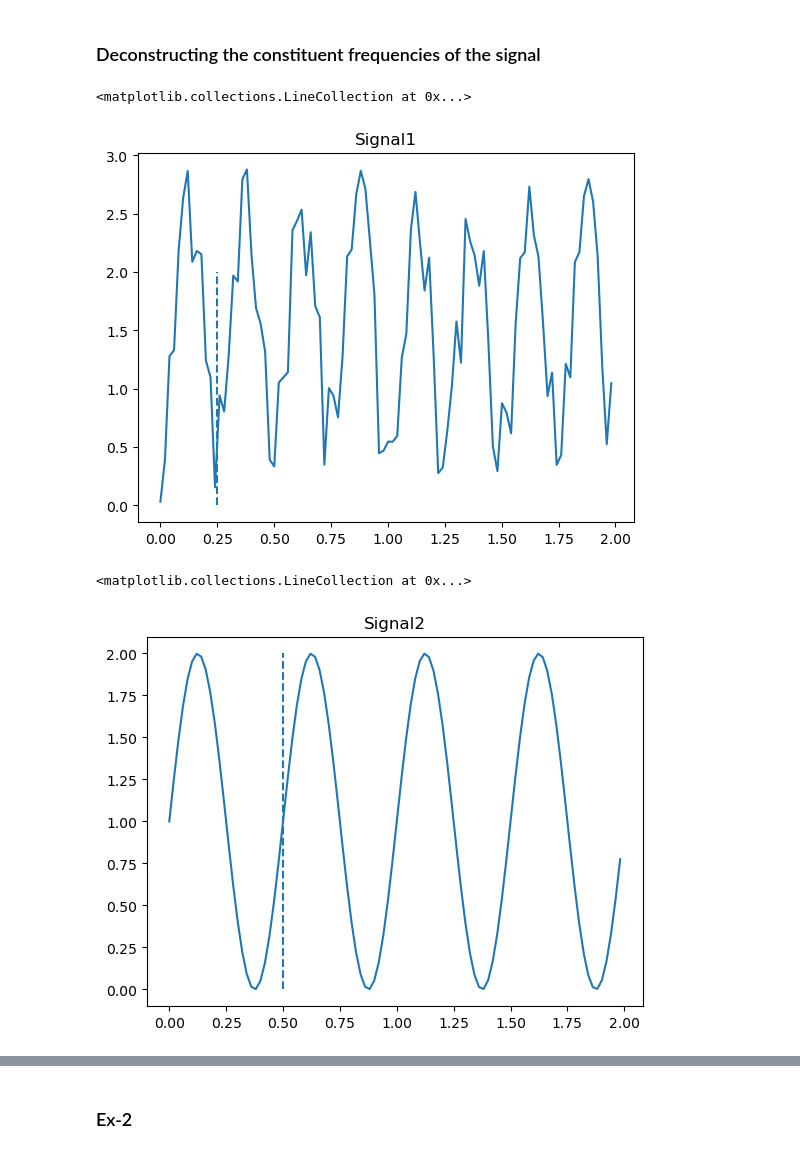
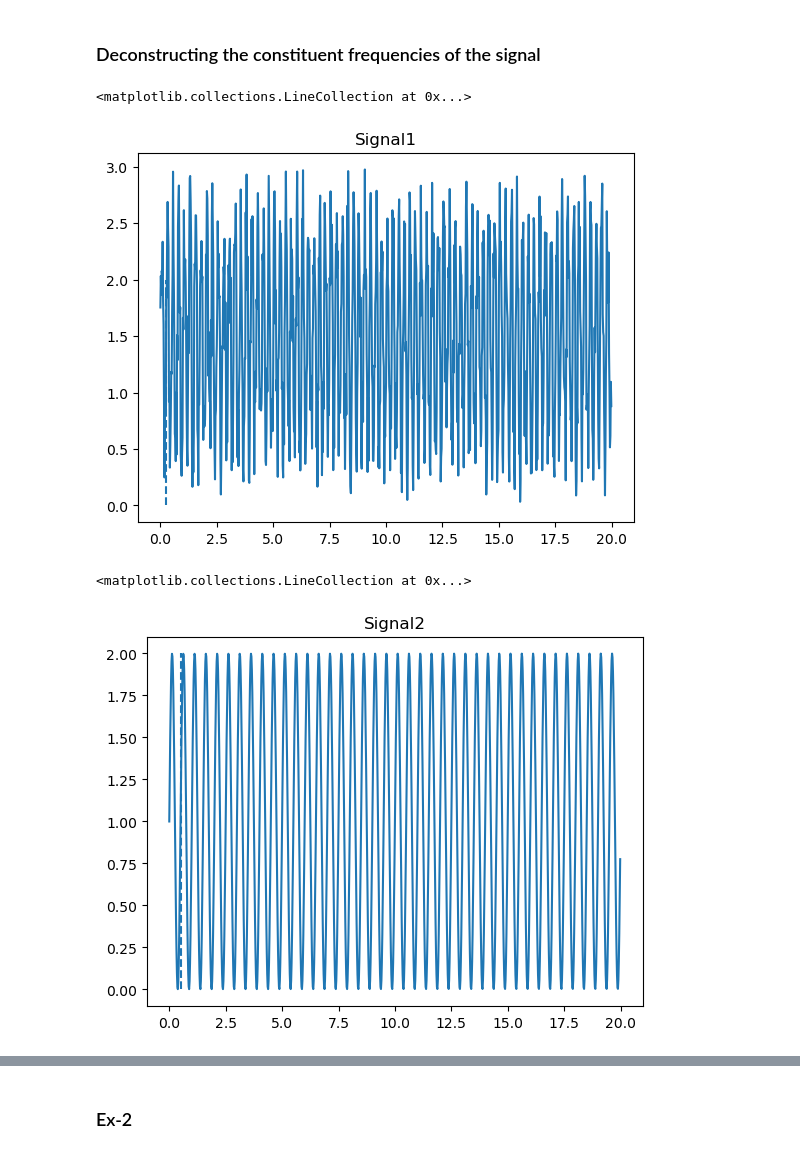
Before and after one commit to AshishSinha5/misc, a Jupyter notebook: misc_math/fourier-transform.ipynb, the cells around one changed output, grey strips where cells are left out. Saved outputs shown, nothing was run; the diff lists cells and outputs as text; code cells hidden in the pictures.

```diff
--- a/misc_math/fourier-transform.ipynb
+++ b/misc_math/fourier-transform.ipynb
@@ -28,6 +28,6 @@ We are essentially *finding the root causes behind an observed effect.*
 import numpy as np
 import matplotlib.pyplot as plt
 # %%
-time_span = np.linspace(0, 20, 1000)
+time_span = np.linspace(0, 200, 10000)
 time_span
 # %% [output]
@@ -53,21 +38,21 @@ array([ 0.        ,  0.02002002,  0.04004004,  0.06006006,  0.08008008,
 # %%
 freq1 = 4
 signal1 = np.sin(2*np.pi*freq1*time_span) + 1 + np.random.random(len(time_span))
 plt.title('Signal1')
-plt.plot(time_span[:100], signal1[:100])
+plt.plot(time_span[:1000], signal1[:1000])
 plt.vlines(x = [1/freq1], ymin=0, ymax=2, linestyles=['dashed'])
 # %% [output]
 <matplotlib.collections.LineCollection at 0x...>
-[figure, old version]
+[figure, new version]
 # %%
 freq2 = 2
 signal2 = np.sin(2*np.pi*freq2*time_span) + 1
 plt.title('Signal2')
-plt.plot(time_span[:100], signal2[:100])
+plt.plot(time_span[:1000], signal2[:1000])
 plt.vlines(x = [1/freq2], ymin=0, ymax=2, linestyles=['dashed'])
 # %% [output]
 <matplotlib.collections.LineCollection at 0x...>
-[figure, old version]
+[figure, new version]
 # %%
 plt.title('Combined Signal')
 comb_signal = signal1 + signal2
```
Also changed, not shown: parts of 7 cells of this notebook, 49 other files.
